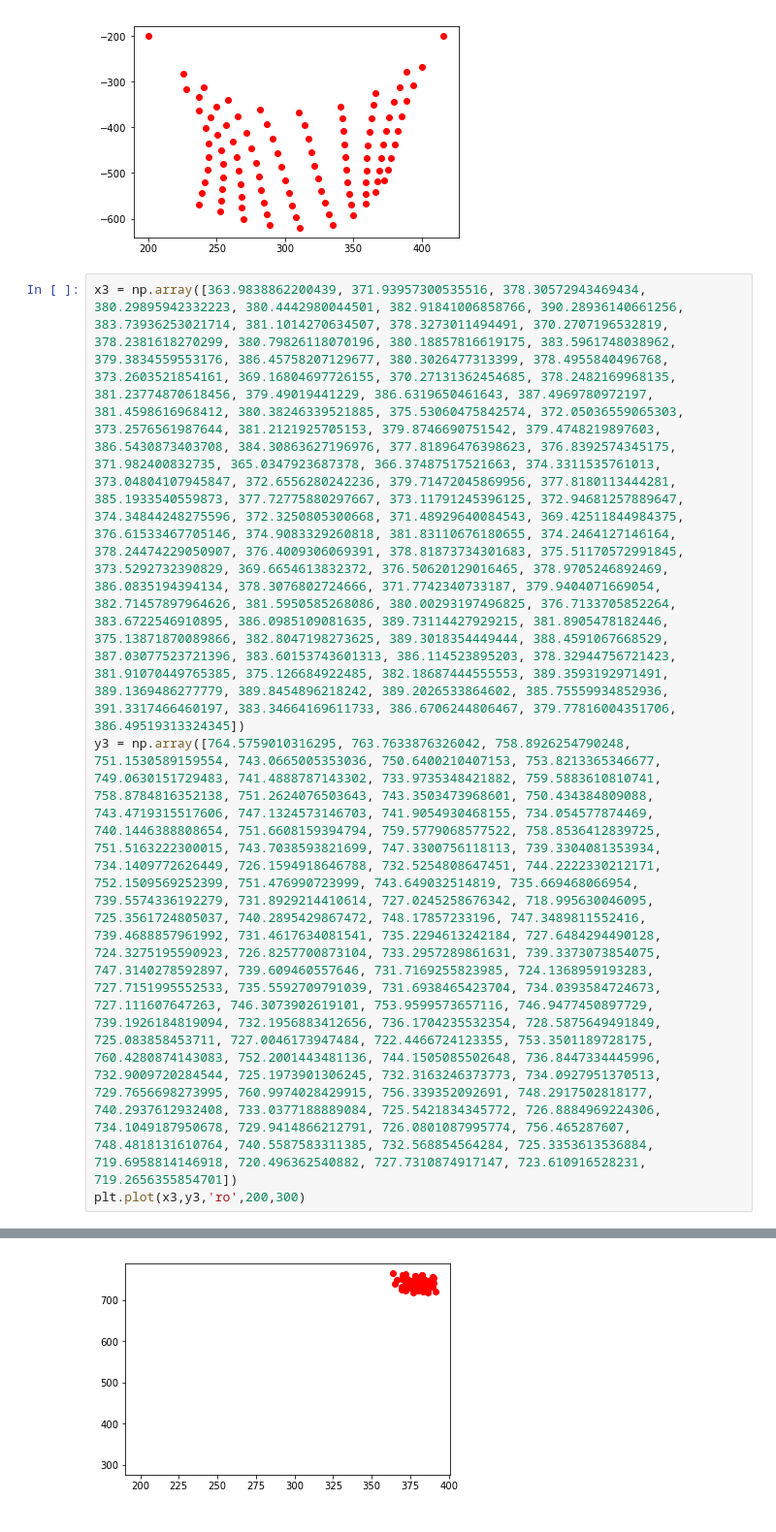
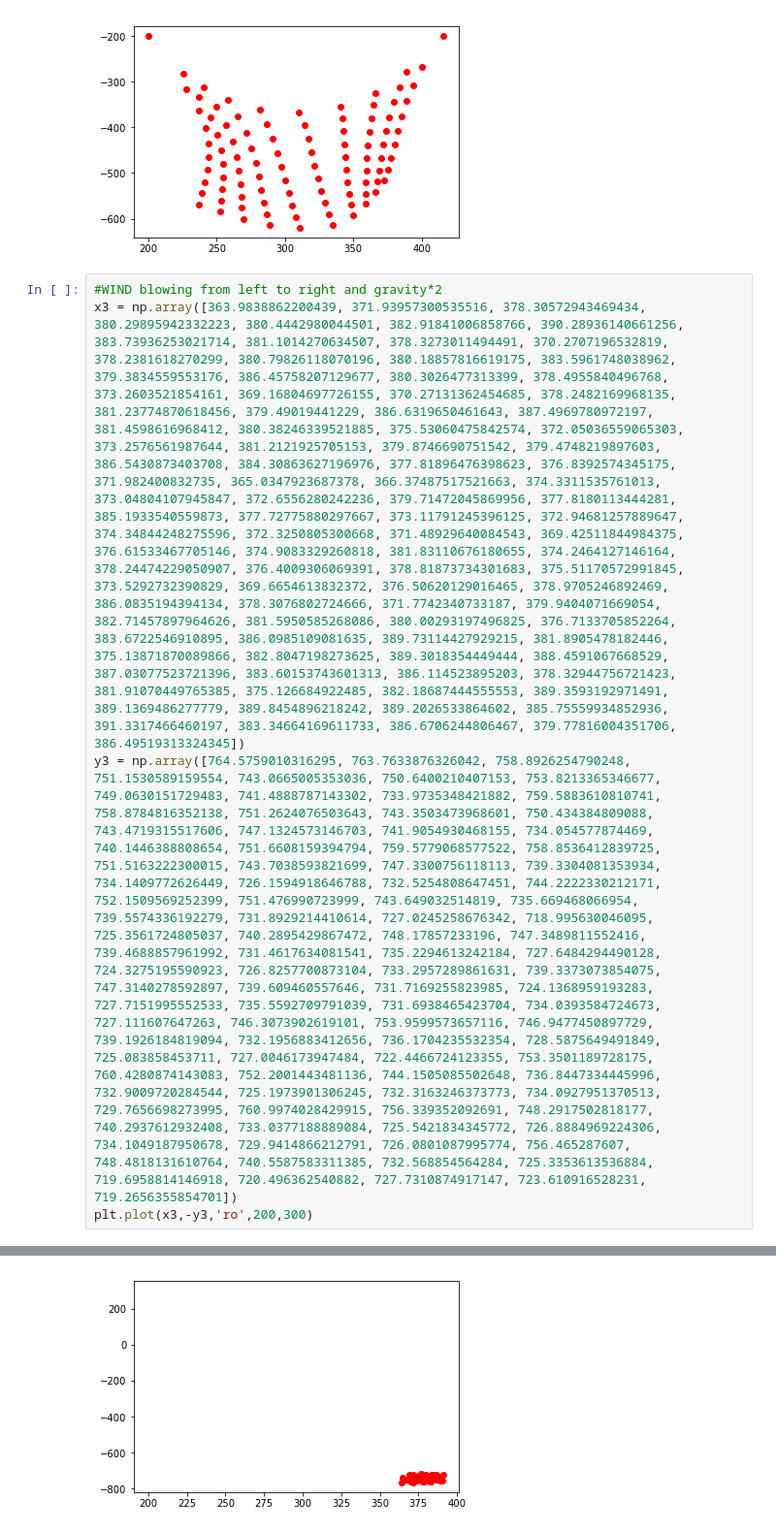
Before and after one commit to anan5397/Cloth-simulation, a Jupyter notebook: PLOT.ipynb, the cells around one changed output, grey strips where cells are left out. Shown at 97% size. Drawn from its saved outputs; the diff is of its cells as text.

```diff
--- a/PLOT.ipynb
+++ b/PLOT.ipynb
@@ -40,3 +40,4 @@ plt.plot(x2,-y2,'ro')
 [<matplotlib.lines.Line2D at 0x...>]
 [figure]
 # %%
+#WIND blowing from left to right and gravity*2
@@ -45,6 +46,6 @@ y3 = np.array([764.5759010316295, 763.7633876326042, 758.8926254790248, 751.1530
-plt.plot(x3,y3,'ro',200,300)
+plt.plot(x3,-y3,'ro',200,300)
 # %% [output]
 [<matplotlib.lines.Line2D at 0x...>,
  <matplotlib.lines.Line2D at 0x...>]
-[figure, old version]
+[figure, new version]
 # %%
```
Also changed, not shown: parts of 3 cells of this notebook.
